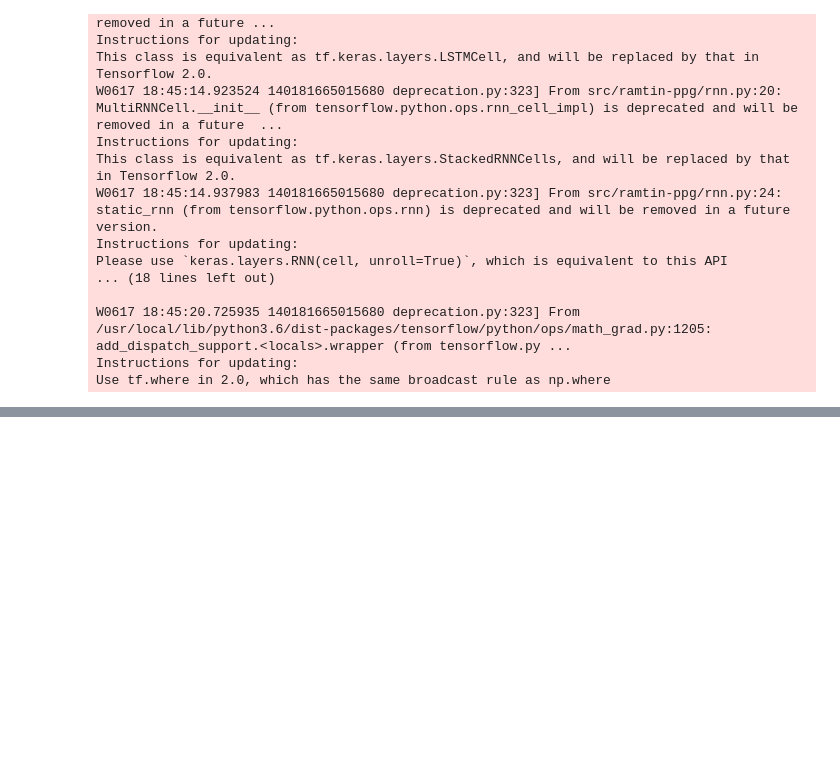
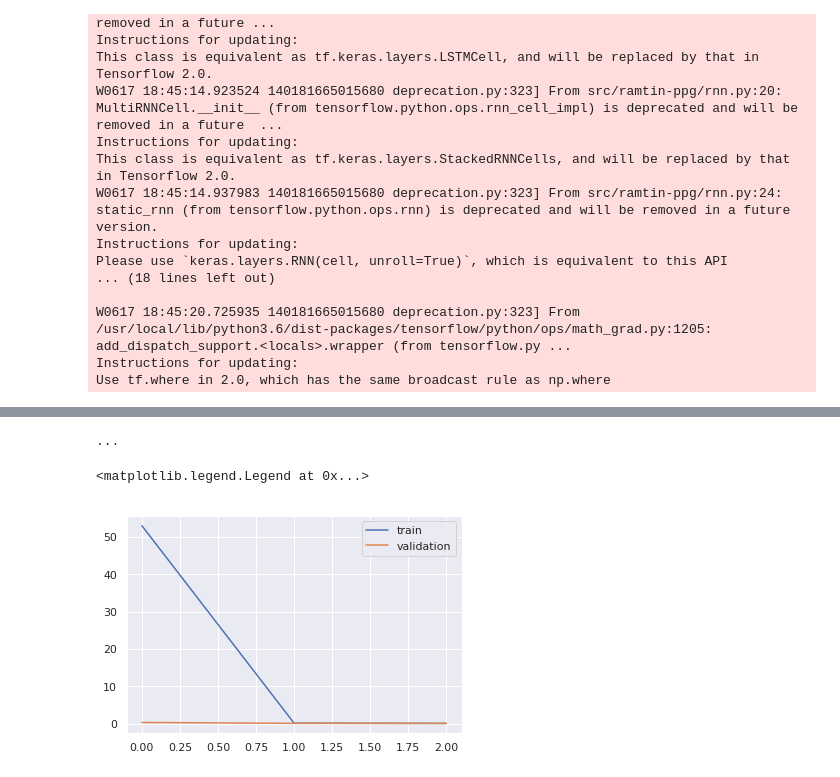
Before and after one commit to foundation-models/ppg2bp, a Jupyter notebook: Double_check_Ramtin_code.ipynb, the cells around one changed output, grey strips where cells are left out. Drawn from its saved outputs; the diff is of its cells as text; code cells hidden in the pictures; blank space fills up the shorter version.

```diff
--- a/Double_check_Ramtin_code.ipynb
+++ b/Double_check_Ramtin_code.ipynb
@@ -98,0 +134,7 @@ Epoch: 0, Train Loss:0.03623, Val Loss:0.026636
+# %%
+import modelutil
+from modelutil import load_model_yaml
+
+model = load_model_yaml(SRC_DIR, model_name)
+model.compile(loss='mse', optimizer='adam', metrics=['mae'])
+model.summary()
@@ -98,0 +171,25 @@ Epoch: 0, Train Loss:0.03623, Val Loss:0.026636
+# %%
+import matplotlib.pyplot as plt
+import numpy as np
+from modelutil import Callbacks
+
+callbacks = Callbacks(model_name, batch_size, epochs)
+
+history = model.fit(
+  X,
+  Y,
+  epochs=epochs,
+  batch_size=batch_size,
+  validation_split = 0.35,
+  verbose=0,
+  callbacks=callbacks.getDefaultCallbacks(),
+  initial_epoch = initial_epoch
+)
+
+plt.plot(np.arange(epochs - initial_epoch), history.history['loss'], label='train')
+plt.plot(np.arange(epochs - initial_epoch), history.history['val_loss'], label='validation')
+plt.legend()
+# %% [output]
+...
+<matplotlib.legend.Legend at 0x...>
+[figure, added]
```
Also changed, not shown: parts of 10 cells of this notebook.
